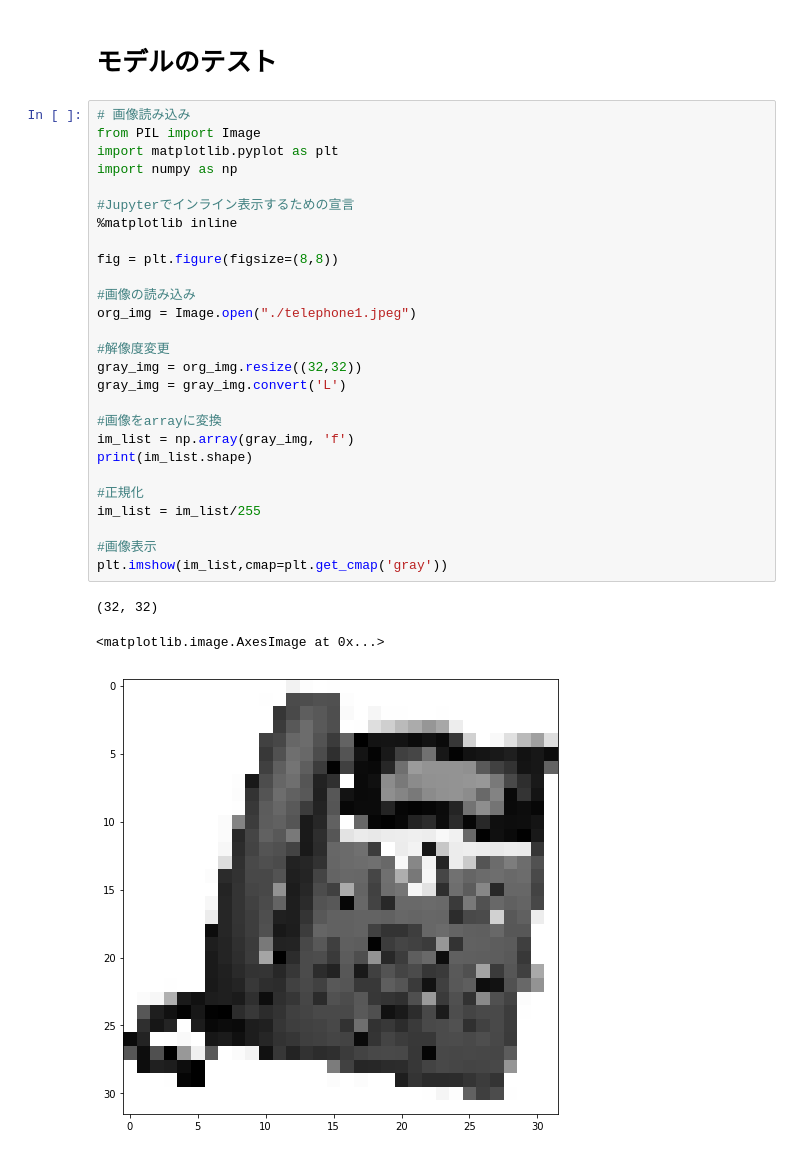
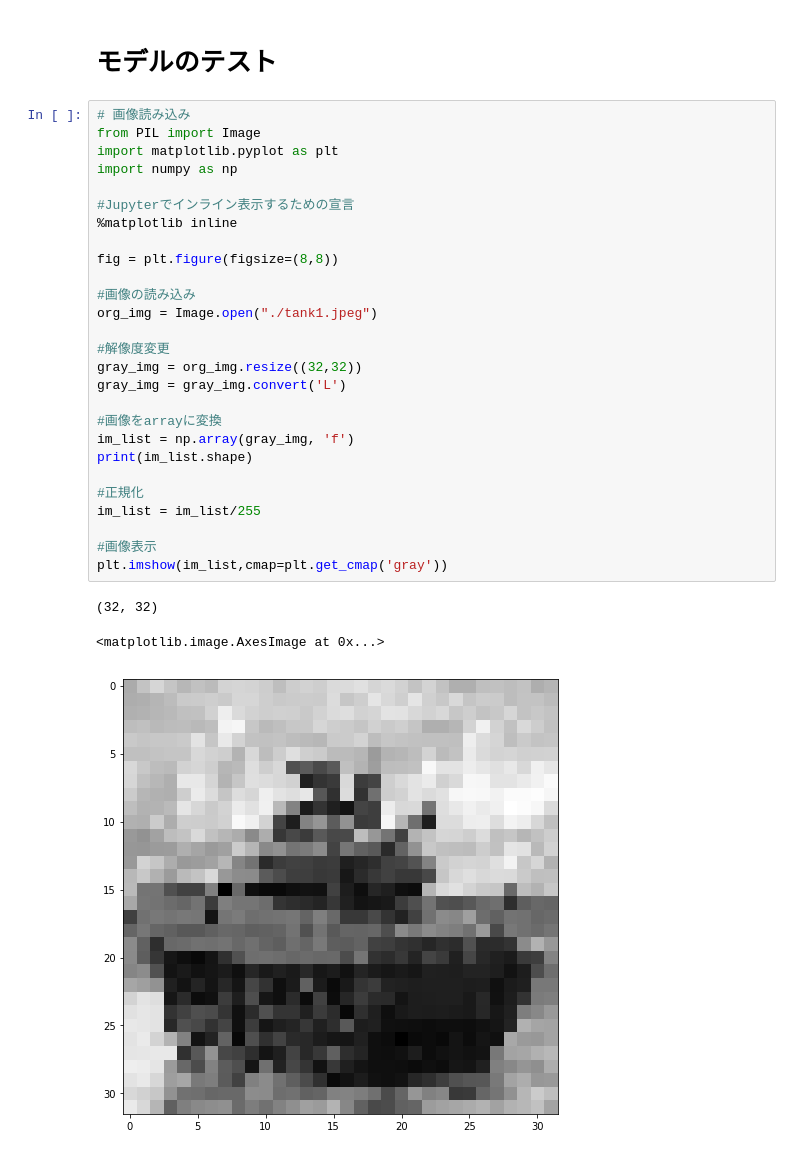
Before and after one commit to 0225kazuki/cnn_for_meetup, a Jupyter notebook: nn_cifar-gray.ipynb, the cells around one changed output. Drawn from its saved outputs; the diff is of its cells as text.

```diff
--- a/nn_cifar-gray.ipynb
+++ b/nn_cifar-gray.ipynb
@@ -142,34 +141,34 @@ model.save("trained_data")
 # %%
 # 画像読み込み
 from PIL import Image
 import matplotlib.pyplot as plt
 import numpy as np
 
 #Jupyterでインライン表示するための宣言
 %matplotlib inline
 
 fig = plt.figure(figsize=(8,8))
 
 #画像の読み込み
-org_img = Image.open("./telephone1.jpeg")
+org_img = Image.open("./tank1.jpeg")
 
 #解像度変更
 gray_img = org_img.resize((32,32))
 gray_img = gray_img.convert('L')
 
 #画像をarrayに変換
 im_list = np.array(gray_img, 'f')
 print(im_list.shape)
 
 #正規化
 im_list = im_list/255
 
 #画像表示
 plt.imshow(im_list,cmap=plt.get_cmap('gray'))
 # %% [output]
 (32, 32)
 <matplotlib.image.AxesImage at 0x...>
-[figure, old version]
+[figure, new version]
 # %%
 # 読み込んだ画像の判別
 
```
Also changed, not shown: parts of 5 cells of this notebook, 3 other files.
